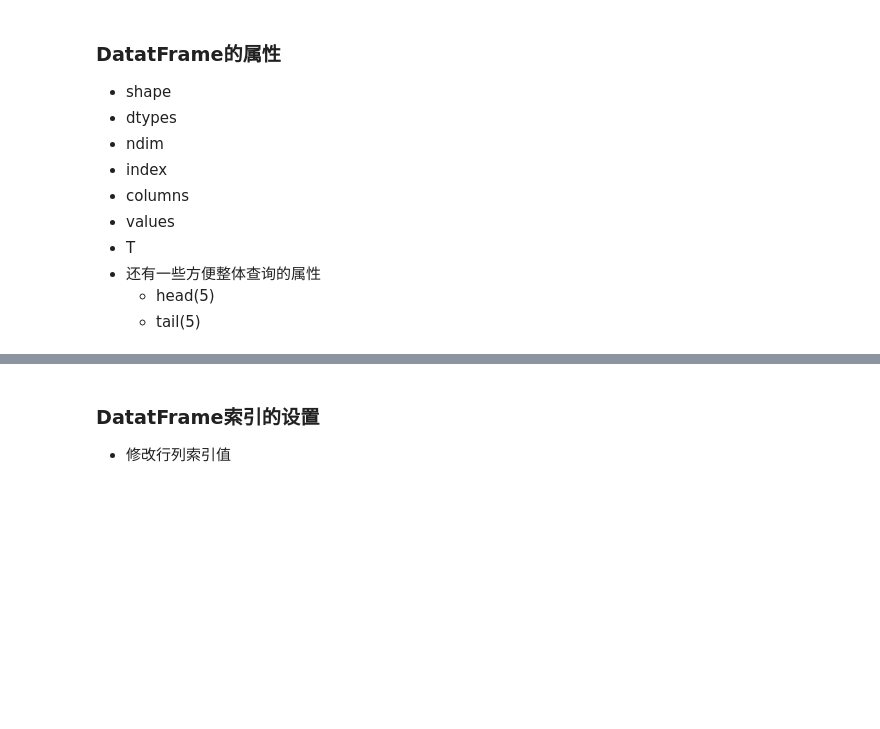
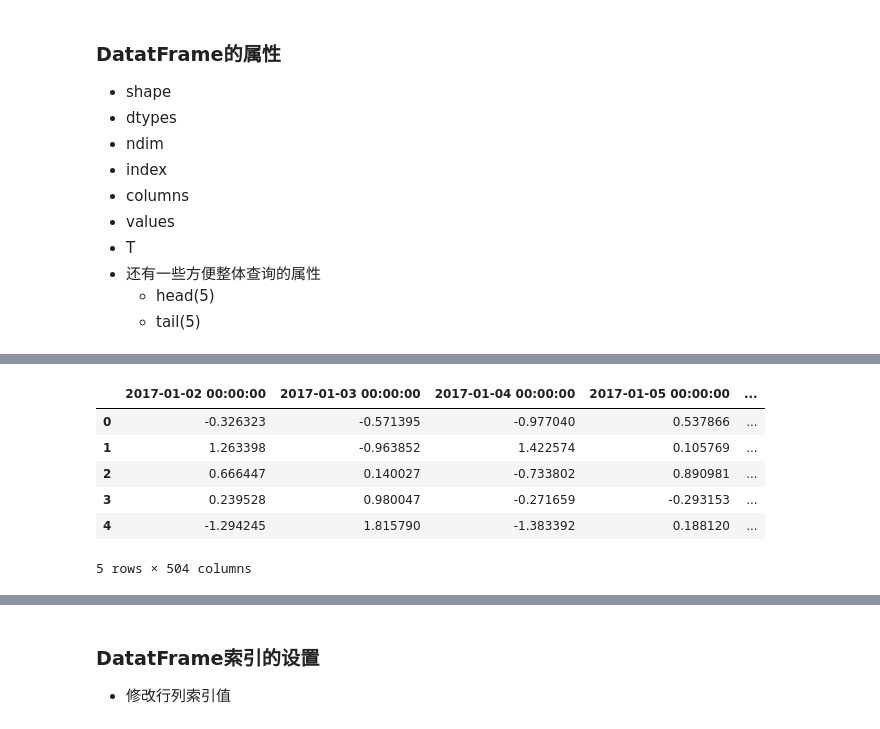
Before and after one commit to lzc978/My_MachineLearning, a Jupyter notebook: Jupyter Notebook Sklearn_MLAlgorithm/pandas_train.ipynb, the cells around one changed output, grey strips where cells are left out. Saved outputs shown, nothing was run; the diff lists cells and outputs as text; code cells hidden in the pictures; blank space fills up the shorter version.

```diff
--- a/Jupyter Notebook Sklearn_MLAlgorithm/pandas_train.ipynb
+++ b/Jupyter Notebook Sklearn_MLAlgorithm/pandas_train.ipynb
@@ -139,0 +219,10 @@ data
+# %%
+data.head()
+# %% [output]
+|  | 2017-01-02 00:00:00 | 2017-01-03 00:00:00 | 2017-01-04 00:00:00 | 2017-01-05 00:00:00 | ... |
+| 0 | -0.326323 | -0.571395 | -0.977040 | 0.537866 | ... |
+| 1 | 1.263398 | -0.963852 | 1.422574 | 0.105769 | ... |
+| 2 | 0.666447 | 0.140027 | -0.733802 | 0.890981 | ... |
+| 3 | 0.239528 | 0.980047 | -0.271659 | -0.293153 | ... |
+| 4 | -1.294245 | 1.815790 | -1.383392 | 0.188120 | ... |
+5 rows × 504 columns
```
Also changed, not shown: parts of 21 cells of this notebook.
